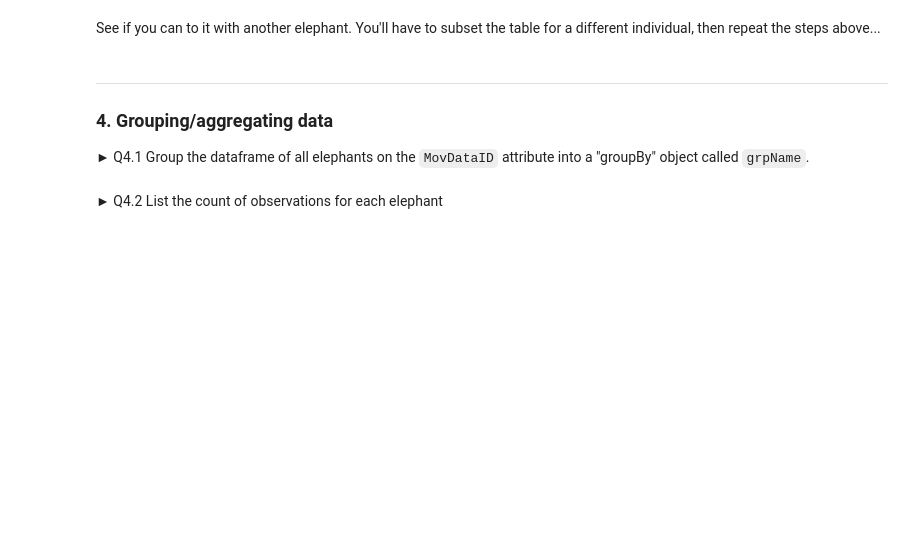
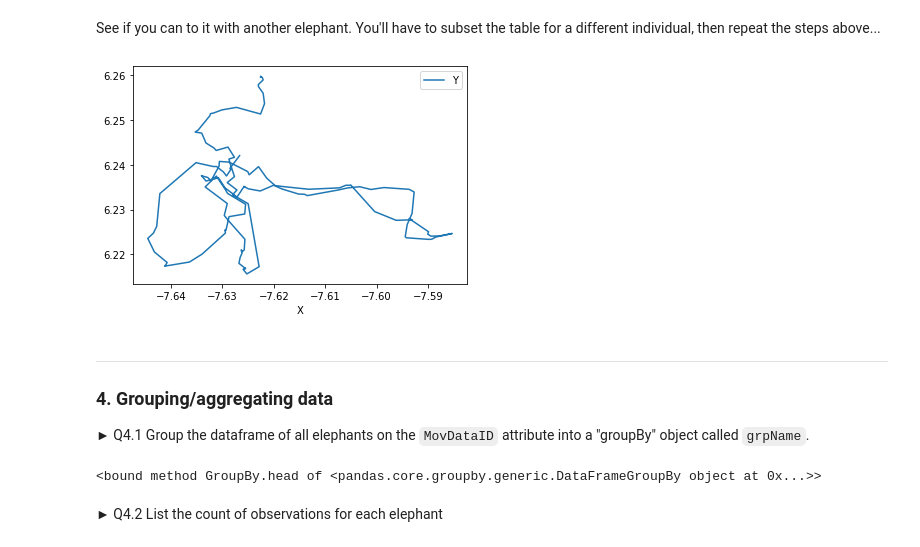
Before and after one commit to kelseybhusted/ScientificComputing, a Jupyter notebook: 2-Pandas/X-Pandas-Exercise.ipynb, the cells around one changed output. Saved outputs shown, nothing was run; the diff lists cells and outputs as text; code cells hidden in the pictures; blank space fills up the shorter version.

```diff
--- a/2-Pandas/X-Pandas-Exercise.ipynb
+++ b/2-Pandas/X-Pandas-Exercise.ipynb
@@ -115,3 +182,11 @@ See if you can to it with another elephant. You'll have to subset the table for
+# %%
+#Plot the path of Cami
+mask_Cami = df['MovDataID'] == 'Cami'
+#Create a new dataframe of just records where MovDataID is "Cami"
+dfCami = df.loc[mask_Cami]
+dfCami.set_index('Fixtime').plot(x='X',y='Y');
+# %% [output]
+[figure, added]
 # %% [markdown]
 ---
 ### 4. Grouping/aggregating data
@@ -121,2 +194,6 @@ grpName =
+# %%
+grpName = df.groupby('MovDataID')
+# %% [output]
+<bound method GroupBy.head of <pandas.core.groupby.generic.DataFrameGroupBy object at 0x...>>
 # %% [markdown]
 ► Q4.2 List the count of observations for each elephant
```
Also changed, not shown: parts of 17 cells of this notebook, 1 other file.
